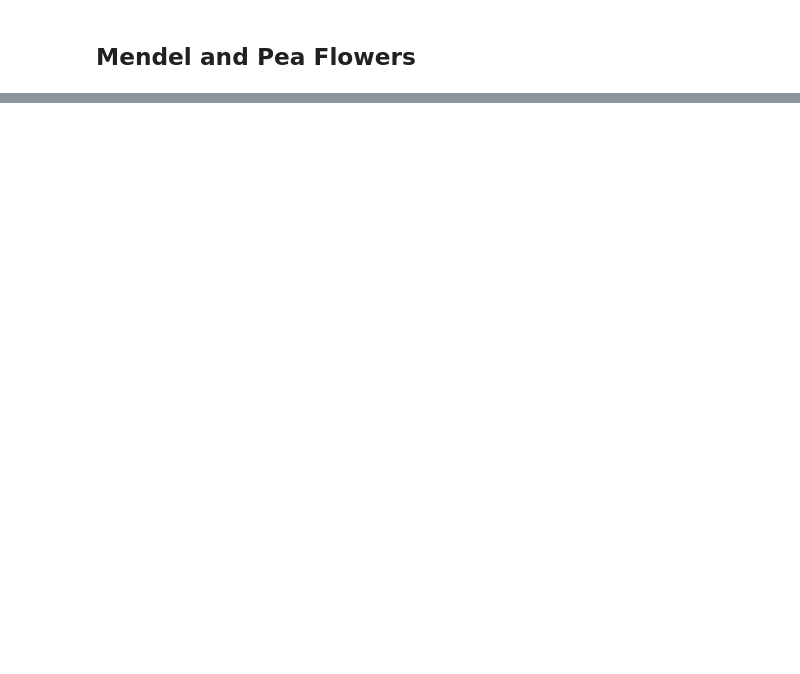
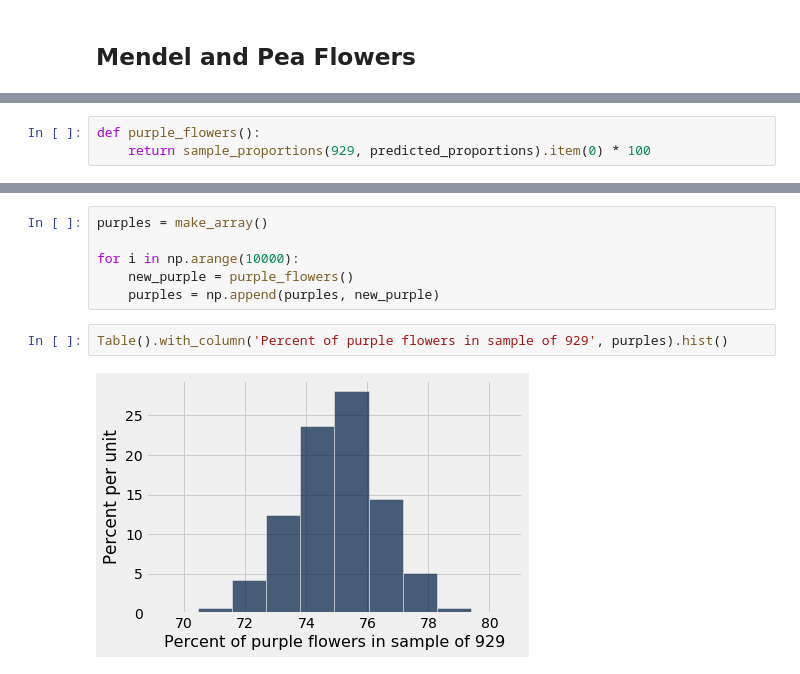
Before and after one commit to data-8/materials-sp19, a Jupyter notebook: lec/lec16.ipynb, the cells around one changed output, grey strips where cells are left out. Saved outputs shown, nothing was run; the diff lists cells and outputs as text; blank space fills up the shorter version.

```diff
--- a/lec/lec16.ipynb
+++ b/lec/lec16.ipynb
@@ -41,0 +107,3 @@ sample_medians.hist(bins = np.arange(-5, 30))
+# %%
+def purple_flowers():
+    return sample_proportions(929, predicted_proportions).item(0) * 100
@@ -41,0 +114,10 @@ sample_medians.hist(bins = np.arange(-5, 30))
+# %%
+purples = make_array()
+
+for i in np.arange(10000):
+    new_purple = purple_flowers()
+    purples = np.append(purples, new_purple)
+# %%
+Table().with_column('Percent of purple flowers in sample of 929', purples).hist()
+# %% [output]
+[figure, added]
```
Also changed, not shown: parts of 18 cells of this notebook, 2 other files.
